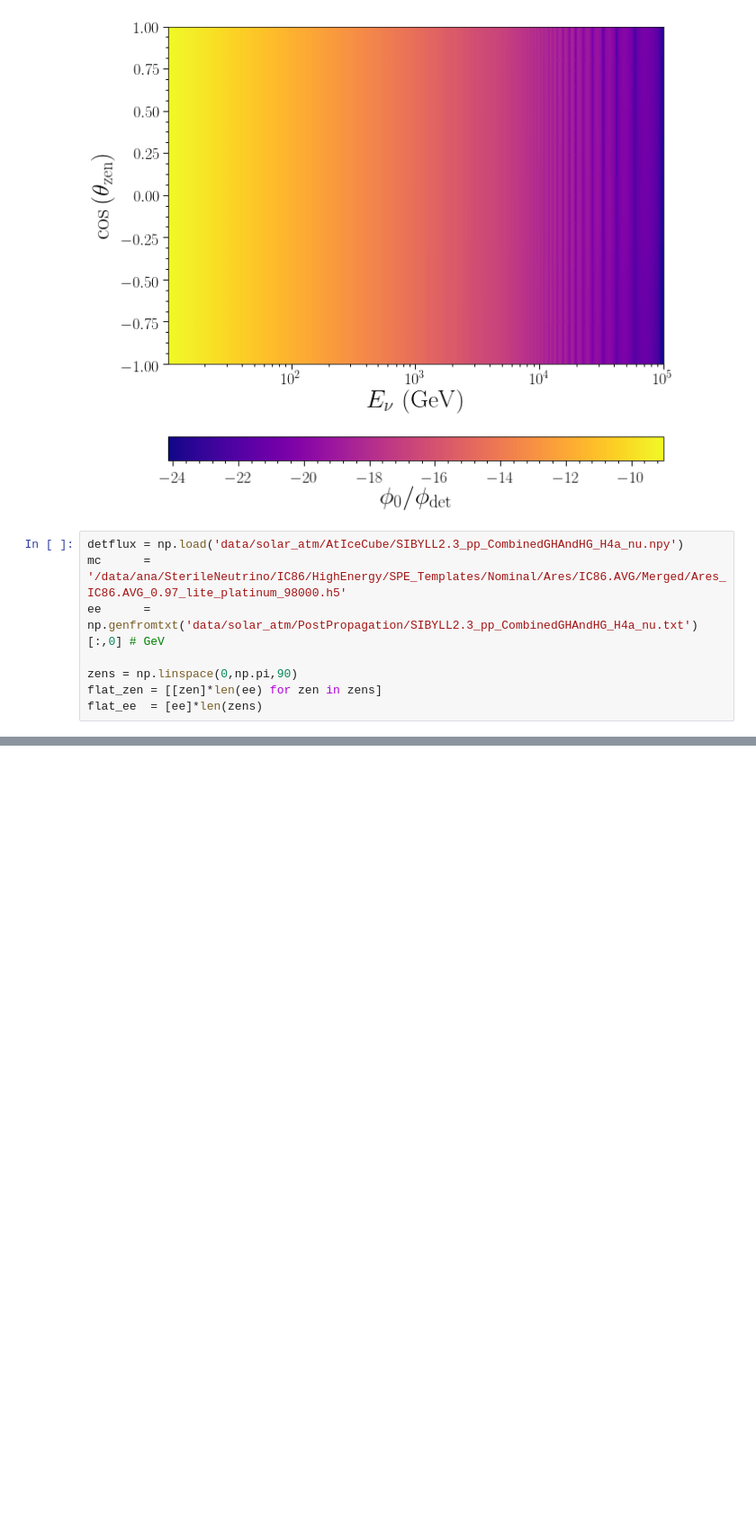
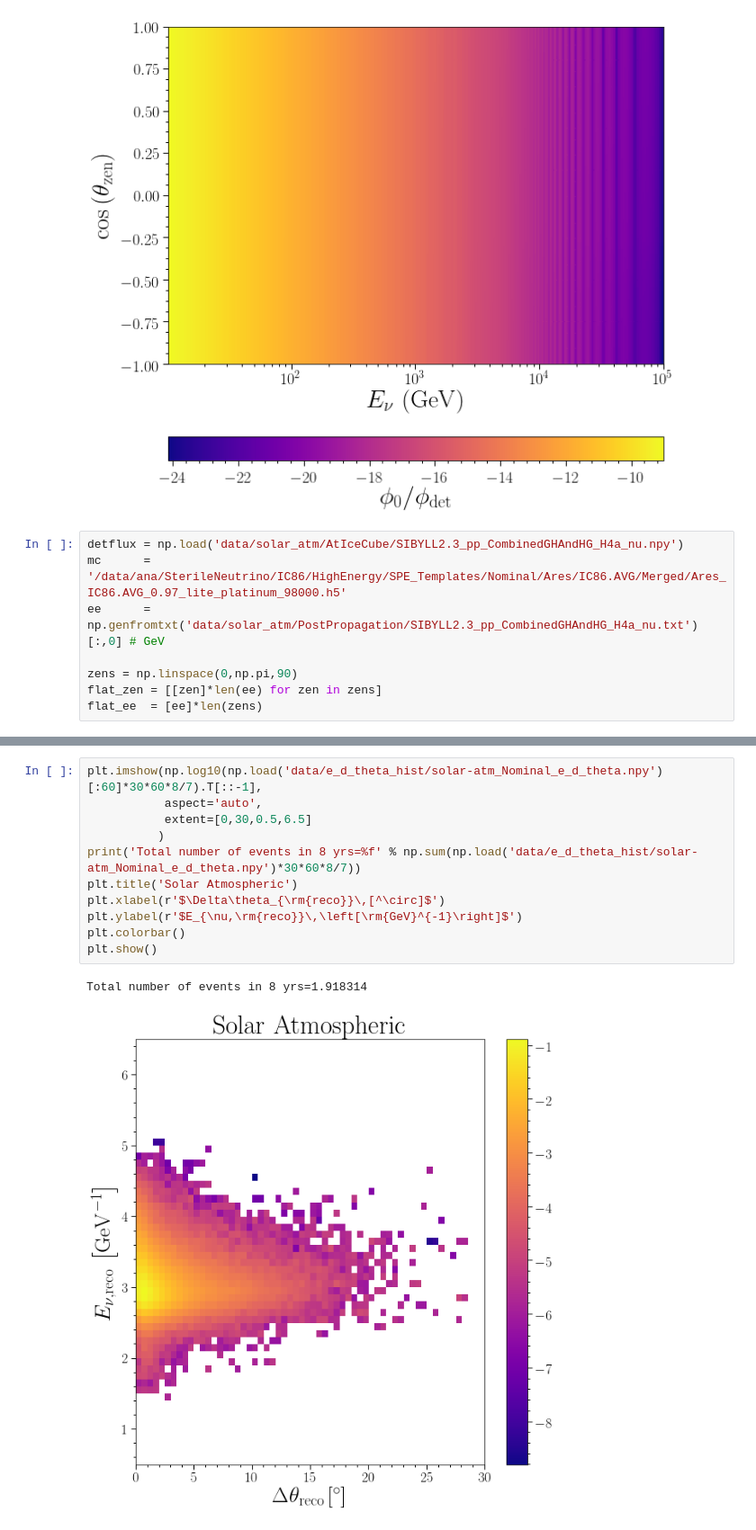
Before and after one commit to jlazar17/solar_WIMP, a Jupyter notebook: Untitled2.ipynb, the cells around one changed output, grey strips where cells are left out. Shown at 90% size. Saved outputs shown, nothing was run; the diff lists cells and outputs as text; blank space fills up the shorter version.

```diff
--- a/Untitled2.ipynb
+++ b/Untitled2.ipynb
@@ -177,0 +215,14 @@ flat_ee  = [ee]*len(zens)
+# %%
+plt.imshow(np.log10(np.load('data/e_d_theta_hist/solar-atm_Nominal_e_d_theta.npy')[:60]*30*60*8/7).T[::-1],
+           aspect='auto',
+           extent=[0,30,0.5,6.5]
+          )
+print('Total number of events in 8 yrs=%f' % np.sum(np.load('data/e_d_theta_hist/solar-atm_Nominal_e_d_theta.npy')*30*60*8/7))
+plt.title('Solar Atmospheric')
+plt.xlabel(r'$\Delta\theta_{\rm{reco}}\,[^\circ]$')
+plt.ylabel(r'$E_{\nu,\rm{reco}}\,\left[\rm{GeV}^{-1}\right]$')
+plt.colorbar()
+plt.show()
+# %% [output]
+Total number of events in 8 yrs=1.918314
+[figure, added]
```
Also changed, not shown: parts of 16 cells of this notebook, 21 other files.
